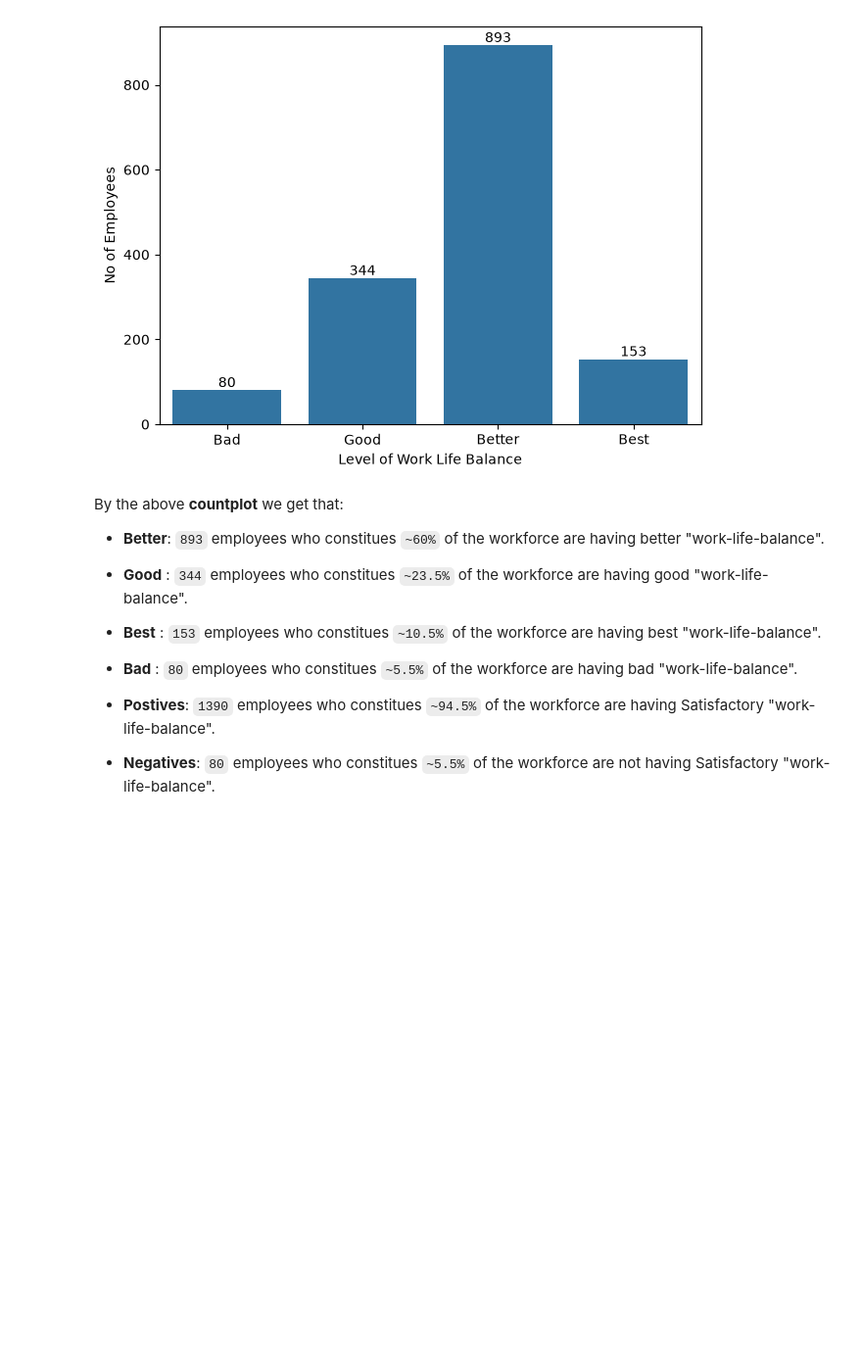
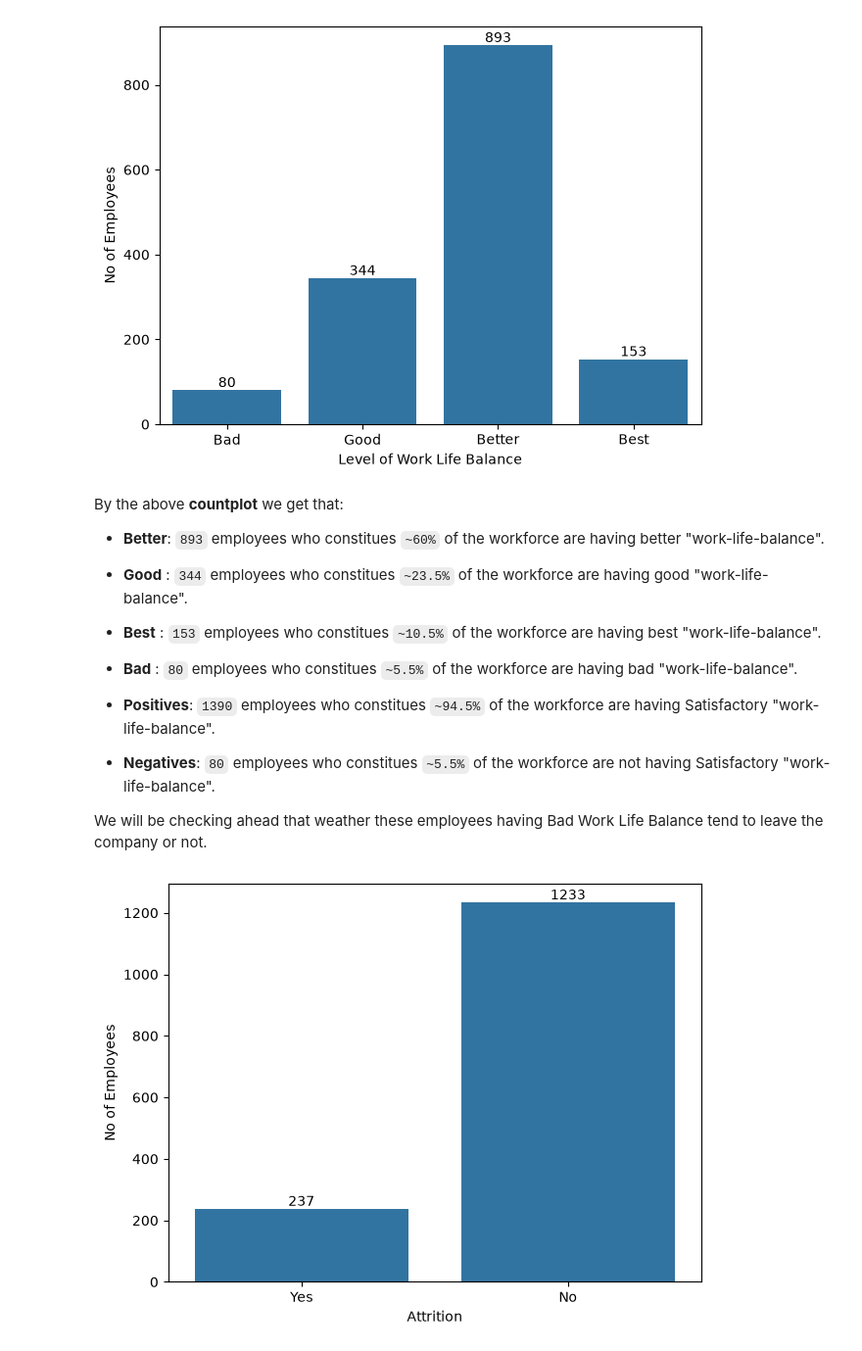
Before and after one commit to praveenkumar231205/ibm-hr-analytics-python, a Jupyter notebook: 01_eda_and_insights.ipynb, the cells around one changed output. Shown at 98% size. Drawn from its saved outputs; the diff is of its cells as text; code cells hidden in the pictures; blank space fills up the shorter version.

Commit message:
Attrition distribution done and univariate analysis concluded.

```diff
--- a/01_eda_and_insights.ipynb
+++ b/01_eda_and_insights.ipynb
@@ -259,5 +259,19 @@ By the above **countplot** we get that:
 * **Best**  : `153` employees who constitues `~10.5%` of the workforce are having best "work-life-balance".
 * **Bad**   : `80`  employees who constitues `~5.5%` of the workforce are having bad "work-life-balance".
 
-* **Postives**: `1390` employees who constitues `~94.5%` of the workforce are having Satisfactory "work-life-balance".
+* **Positives**: `1390` employees who constitues `~94.5%` of the workforce are having Satisfactory "work-life-balance".
 * **Negatives**: `80` employees who constitues `~5.5%` of the workforce are not having Satisfactory "work-life-balance".
+
+We will be checking ahead that weather these employees having Bad Work Life Balance tend to leave the company or not.
+# %%
+#Attrition Plotting
+at_order = ['Yes','No']
+graph = sns.countplot(data=df, x='Attrition', order=at_order)
+graph.bar_label(graph.containers[0])
+plt.xlabel("Attrition")
+plt.ylabel("No of Employees")
+plt.Figure(figsize=(6,6))
+plt.tight_layout()
+plt.show()
+# %% [output]
+[figure, added]
```
Also changed, not shown: parts of 1 cell of this notebook.
